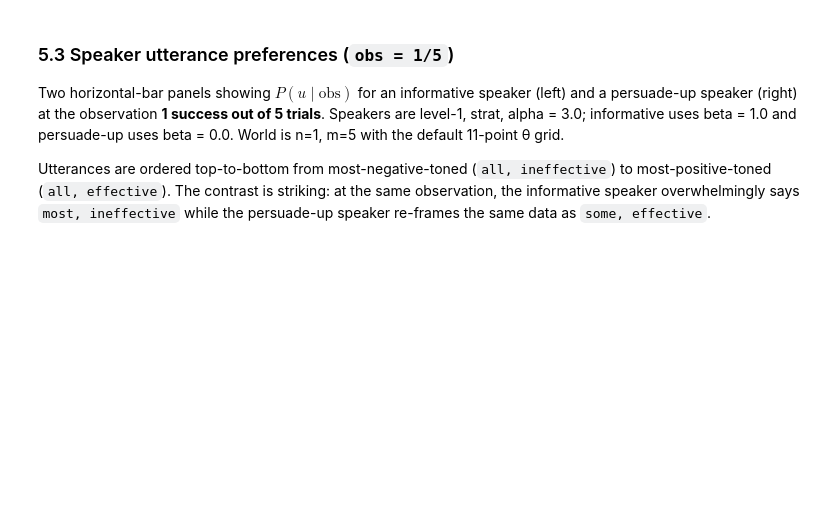
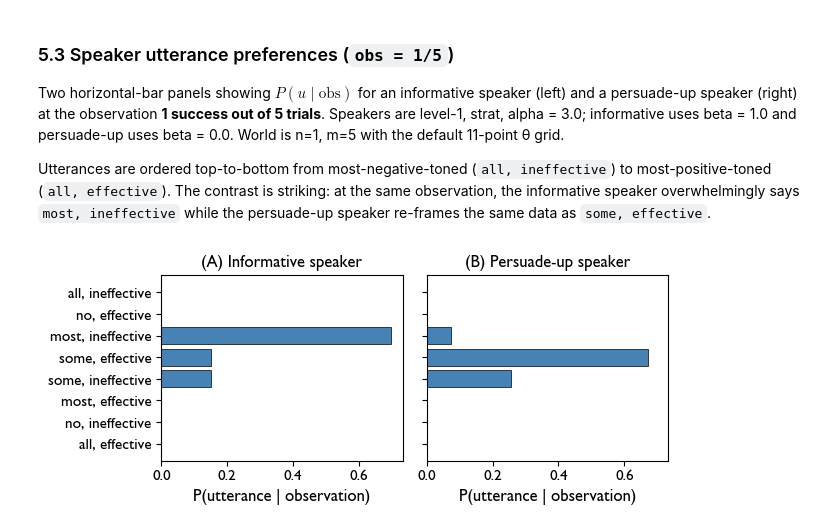
Before and after one commit to KeFangPsych/prag_net, a Jupyter notebook: models/simulations/simulation_experiments/n1m5_T60_obs5000_seed42/analyze.ipynb, the cells around one changed output. Cells and saved outputs as stored; diff of their text form; code cells hidden in the pictures; blank space fills up the shorter version.

Commit message:
cogsci figures

```diff
--- a/models/simulations/simulation_experiments/n1m5_T60_obs5000_seed42/analyze.ipynb
+++ b/models/simulations/simulation_experiments/n1m5_T60_obs5000_seed42/analyze.ipynb
@@ -612,6 +612,9 @@ with plt.rc_context({'font.family': 'Gill Sans'}):
                  ha='center', va='bottom', rotation=0)
 
     plt.show()
+
+for ext in ('svg', 'pdf'):
+    fig_p1.savefig(FIG_DIR / f'fig_posterior_heatmap.{ext}', bbox_inches='tight')
 # %% [output]
 [figure]
 # %% [markdown]
@@ -664,6 +667,10 @@ with plt.rc_context({'font.family': 'Gill Sans'}):
 
     plt.tight_layout()
     plt.show()
+
+FIG_DIR = Path('/Users/kangke/projects/prag_net/writing/figures/cogsci26')
+for ext in ('svg', 'pdf'):
+    fig_p2.savefig(FIG_DIR / f'fig_expected_theta.{ext}', bbox_inches='tight')
 # %% [output]
 [figure]
 # %% [markdown]
@@ -715,35 +722,43 @@ PAPER_UTT_LABELS = {
 inf_p_at_obs = np.exp(np.array(
     [_inf_speaker.utterance_log_prob_obs[PAPER_OBS][u] for u in PAPER_UTT_ORDER]
 ))
 persp_p_at_obs = np.exp(np.array(
     [_persp_speaker.utterance_log_prob_obs[PAPER_OBS][u] for u in PAPER_UTT_ORDER]
 ))
 
 display_labels = [PAPER_UTT_LABELS[u] for u in PAPER_UTT_ORDER]
 
+_p3_font = PAPER_FONT + 2
+
 with plt.rc_context({'font.family': 'Gill Sans'}):
     fig_p3, axes_p3 = plt.subplots(1, 2,
-                                    figsize=(6.5, 3.5),
+                                    figsize=(6.5, 2.8),
                                     sharex=True, sharey=True)
 
     y_pos = np.arange(len(PAPER_UTT_ORDER))
     bar_color = mcolors.to_rgb('steelblue')
     x_max = max(inf_p_at_obs.max(), persp_p_at_obs.max()) * 1.05
 
     for c_idx, (spk_key, p_arr) in enumerate(
             zip(['inf', 'persp'], [inf_p_at_obs, persp_p_at_obs])):
         ax = axes_p3[c_idx]
         ax.barh(y_pos, p_arr, color=bar_color,
                 edgecolor='black', linewidth=0.5)
         ax.set_yticks(y_pos)
         if c_idx == 0:
-            ax.set_yticklabels(display_labels, fontsize=PAPER_FONT - 1)
-        ax.set_title(PAPER_PANEL_TITLES[spk_key], fontsize=PAPER_FONT)
-        ax.set_xlabel(r'$P(u \mid \mathrm{obs})$', fontsize=PAPER_FONT)
+            ax.set_yticklabels(display_labels, fontsize=_p3_font - 1)
+        ax.set_title(PAPER_PANEL_TITLES[spk_key], fontsize=_p3_font)
+        ax.set_xlabel('P(utterance | observation)', fontsize=_p3_font)
         ax.set_xlim(0, x_max)
-        ax.tick_params(axis='x', labelsize=PAPER_FONT - 1)
+        ax.tick_params(axis='x', labelsize=_p3_font - 1)
 
     # First-listed utterance at top (sharey -> invert once is enough).
     axes_p3[0].invert_yaxis()
     plt.tight_layout()
     plt.show()
+
+
+for ext in ('svg', 'pdf'):
+    fig_p3.savefig(FIG_DIR / f'fig_utterance_probs.{ext}', bbox_inches='tight')
+# %% [output]
+[figure, added]
```
